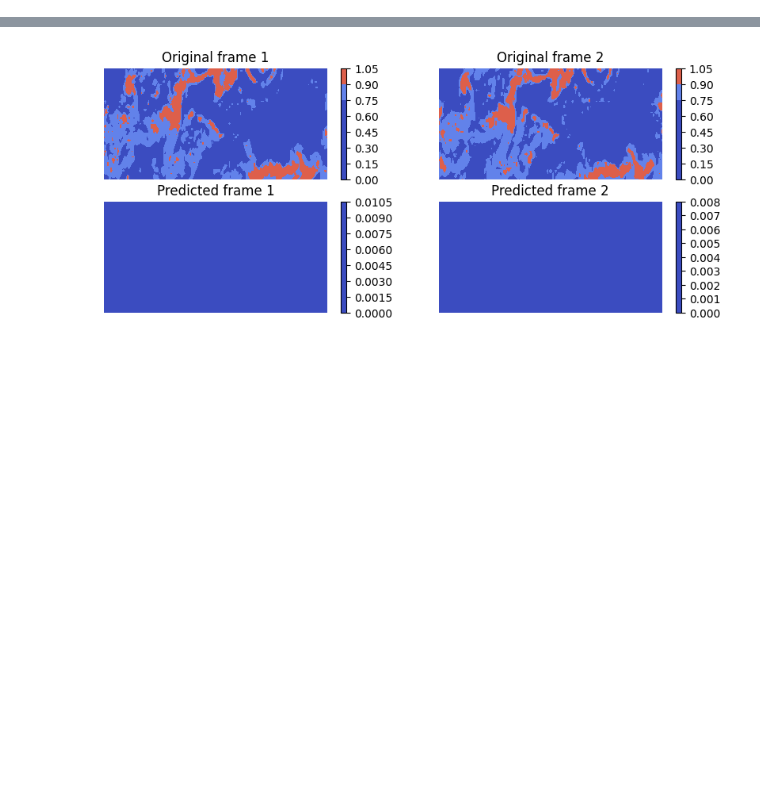
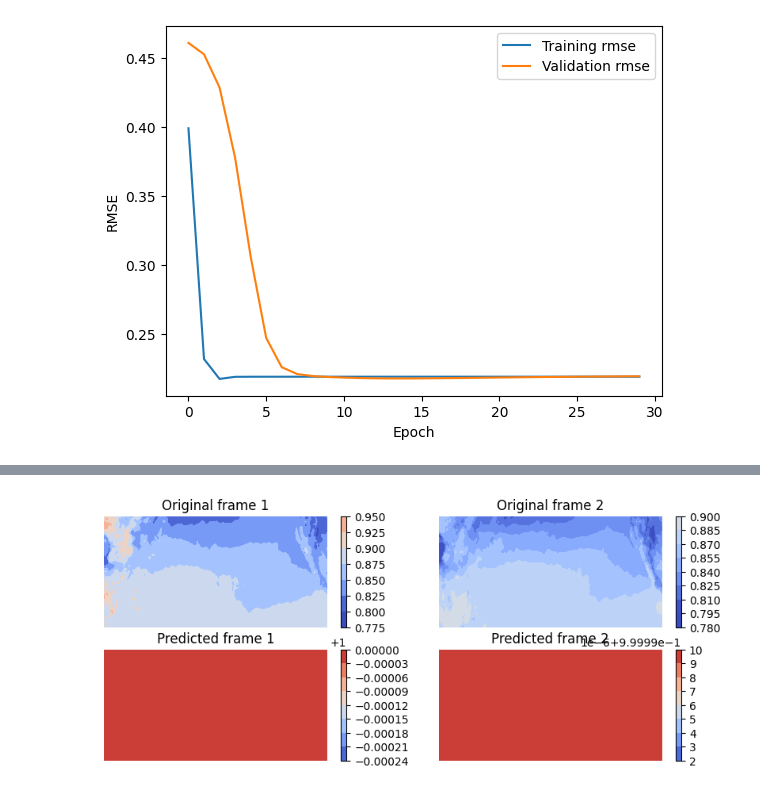
Before and after one commit to kieucq/tcg_deep_learning, a Jupyter notebook: ConvLSTM/nwp_convlstm_p3.ipynb, the cells around one changed output, grey strips where cells are left out. Saved outputs shown, nothing was run; the diff lists cells and outputs as text; code cells hidden in the pictures; blank space fills up the shorter version.

Commit message:
Adding a stage 3 script to visualize prediction

```diff
--- a/ConvLSTM/nwp_convlstm_p3.ipynb
+++ b/ConvLSTM/nwp_convlstm_p3.ipynb
@@ -106,48 +106,69 @@ def visulization(model,val_dataset,channel=1):
 
     new_frames = frames[7:,...]
     for idx, ax in enumerate(axes[1]):
-        cs=ax.contourf(new_frames[idx,:,:,channel],vmin=0.8,vmax=1.0,cmap='coolwarm')
+        cs=ax.contourf(new_frames[idx,:,:,channel],cmap='coolwarm')
         ax.set_title(f"Predicted frame {idx + 1}")
         ax.axis("off")
         fig.colorbar(cs)
 
     plt.show()
+#
+# function to plot the history of the trained model
+#
+def plot_history():
+    with open('./nwp_convlstm_history.pickle', "rb") as fhist:
+        history = pickle.load(fhist)
+    #print(history)
+    plt.plot(history['root_mean_squared_error'], label='Training rmse')
+    plt.plot(history['val_root_mean_squared_error'], label = 'Validation rmse')
+    plt.xlabel('Epoch')
+    plt.ylabel('RMSE')
+    #plt.ylim([0.5, 1])
+    plt.legend(loc='upper right')
+    plt.show()
 # %%
 #
 # main program
 #
 if __name__ == '__main__':
+    #
+    # plot history of the model training
+    #
+    history_plot = "yes"
+    if history_plot == "yes":
+        plot_history()
     #
     # read in data output from Part 1 and normalize it
     #
     year_list = ["2020","2021"]
     datain = readindata(year_list)
     #
     # normalize and split data into train/validation
     #
     train_dataset,val_dataset = data_split_normalize(datain,ratio=0.9)
     print("train and val dataset shapes are:",train_dataset.shape,val_dataset.shape)
     #
     # Apply the processing function to the datasets.
     #
     x_train, y_train = create_shifted_frames(train_dataset,1)
     x_val, y_val = create_shifted_frames(val_dataset,1)
     print("Training dataset (x,y) shape: " + str(x_train.shape) + ", " + str(y_train.shape))
     print("Validation dataset (x,y) Shape: " + str(x_val.shape) + ", " + str(y_val.shape))
     #
     # load the best saved model for testing
     #
     bestmodel = "nwp_model_06h"
     model = tf.keras.models.load_model(bestmodel)
     model.summary()
     #
     # quick visaluzation
     #
     visualize = "yes"
     if visualize == "yes":
-        visulization(model,val_dataset,channel=1)
+        visulization(model,val_dataset,channel=4)
         #visulization(x_train,channel=4)
 # %% [output]
+[figure, new version]
 Year and its input data shape: 2020 (97, 9, 41, 161, 12)
 Year and its input data shape: 2021 (195, 9, 41, 161, 12)
 Finish normalization...
@@ -165,4 +186,4 @@ Model: "model"
 Output from prediction:  (1, 8, 41, 161, 12) 1
 After squeezing from prediction:  (8, 41, 161, 12) 1
 After expanding from prediction:  (1, 41, 161, 12) 1
-[figure, old version]
+[figure, added]
```
Also changed, not shown: parts of 1 cell of this notebook, 3 other files.
